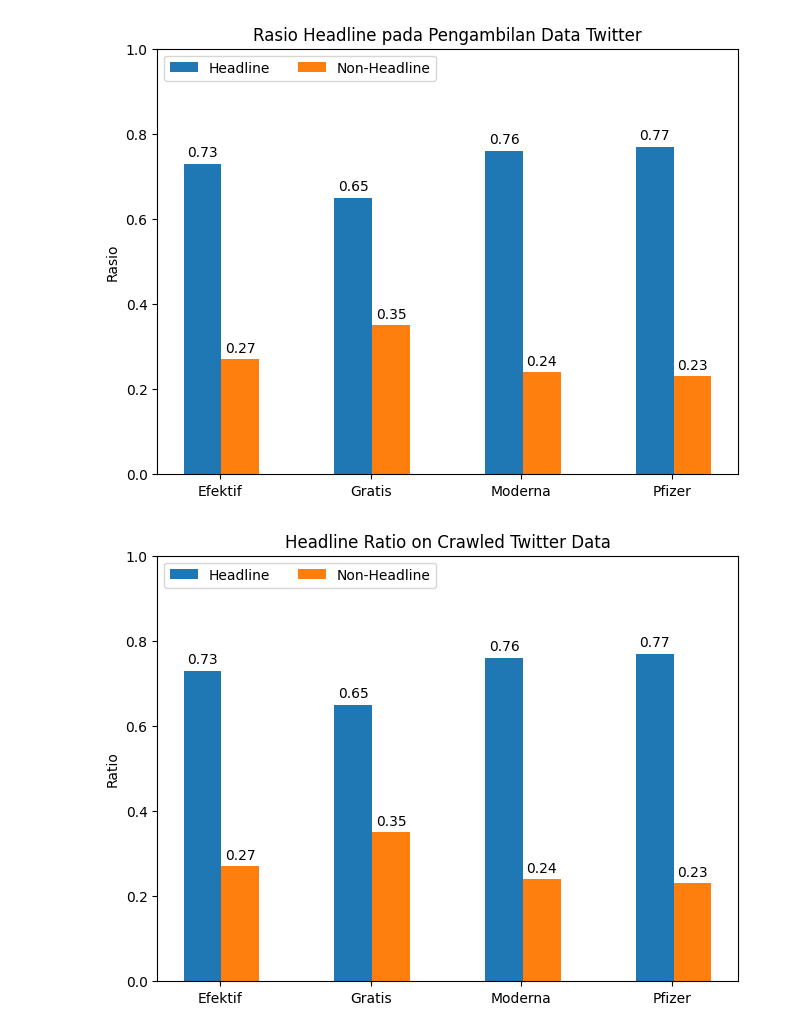
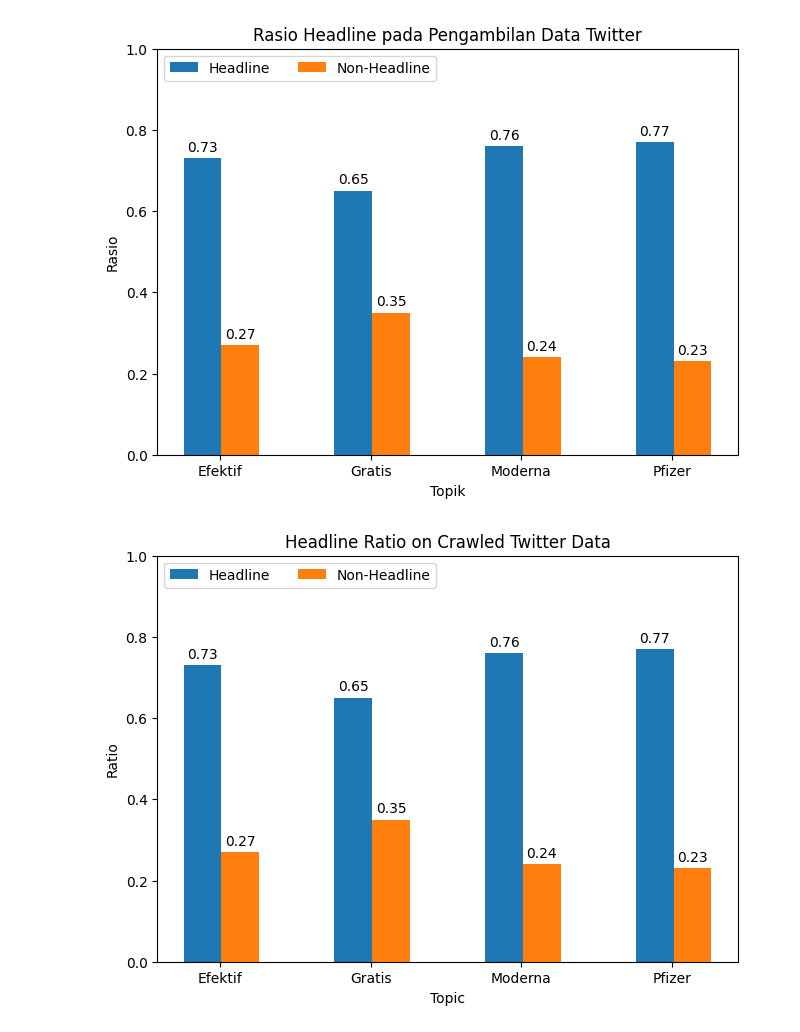
Before and after one commit to kaenova/Headline_Detection, a Jupyter notebook: src/5. Results Analysis/Scraping Headline Analysis/Plot.ipynb, the cells around one changed output. Drawn from its saved outputs; the diff is of its cells as text; code cells hidden in the pictures.

```diff
--- a/src/5. Results Analysis/Scraping Headline Analysis/Plot.ipynb
+++ b/src/5. Results Analysis/Scraping Headline Analysis/Plot.ipynb
@@ -10,34 +10,35 @@ penguin_means = {
                  round(0.6526558481865744, 2),
                  round(0.7604943532921372, 2),
                  round(0.7669474528680305, 2)),
     'Non-Headline': (1 - round(0.7316504854368931, 2),
                      1 - round(0.6526558481865744, 2),
                      1 - round(0.7604943532921372, 2),
                      1 - round(0.7669474528680305, 2)),
 }
 
 x = np.arange(len(crawl_topics))  # the label locations
 width = 0.25  # the width of the bars
 multiplier = 0
 
 fig, ax = plt.subplots(layout='constrained')
 
 for attribute, measurement in penguin_means.items():
     offset = width * multiplier
     rects = ax.bar(x + offset, measurement, width, label=attribute)
     ax.bar_label(rects, padding=3)
     multiplier += 1
 
 # Add some text for labels, title and custom x-axis tick labels, etc.
 ax.set_ylabel('Rasio')
+ax.set_xlabel('Topik')
 ax.set_title('Rasio Headline pada Pengambilan Data Twitter')
 ax.set_xticks(x + width - 0.135, crawl_topics)
 ax.legend(loc='upper left', ncols=3)
 ax.set_ylim(0, 1)
 
 plt.show()
 # %% [output]
-[figure, old version]
+[figure, new version]
 # %%
 # English
 
@@ -69,6 +70,7 @@ for attribute, measurement in penguin_means.items():
     multiplier += 1
 
 # Add some text for labels, title and custom x-axis tick labels, etc.
+ax.set_xlabel('Topic')
 ax.set_ylabel('Ratio')
 ax.set_title('Headline Ratio on Crawled Twitter Data')
 ax.set_xticks(x + width - 0.135, crawl_topics)
@@ -77,4 +79,4 @@ ax.set_ylim(0, 1)
 
 plt.show()
 # %% [output]
-[figure, old version]
+[figure, new version]
```
Also changed, not shown: 9 other files.
